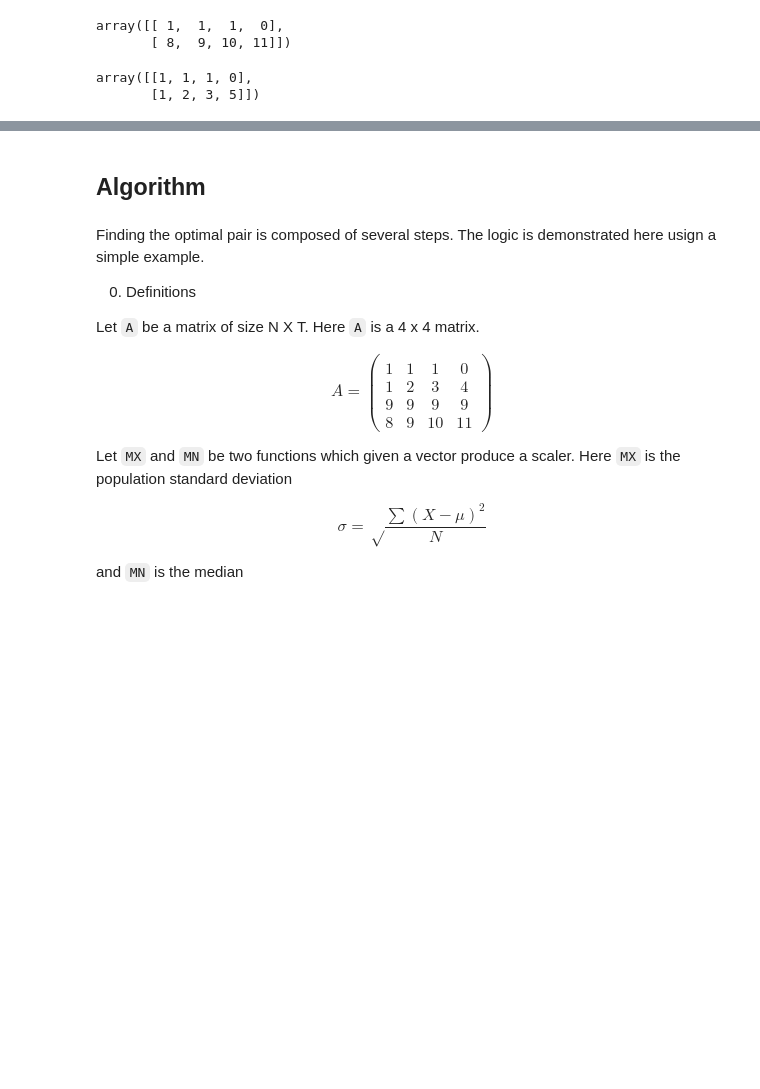
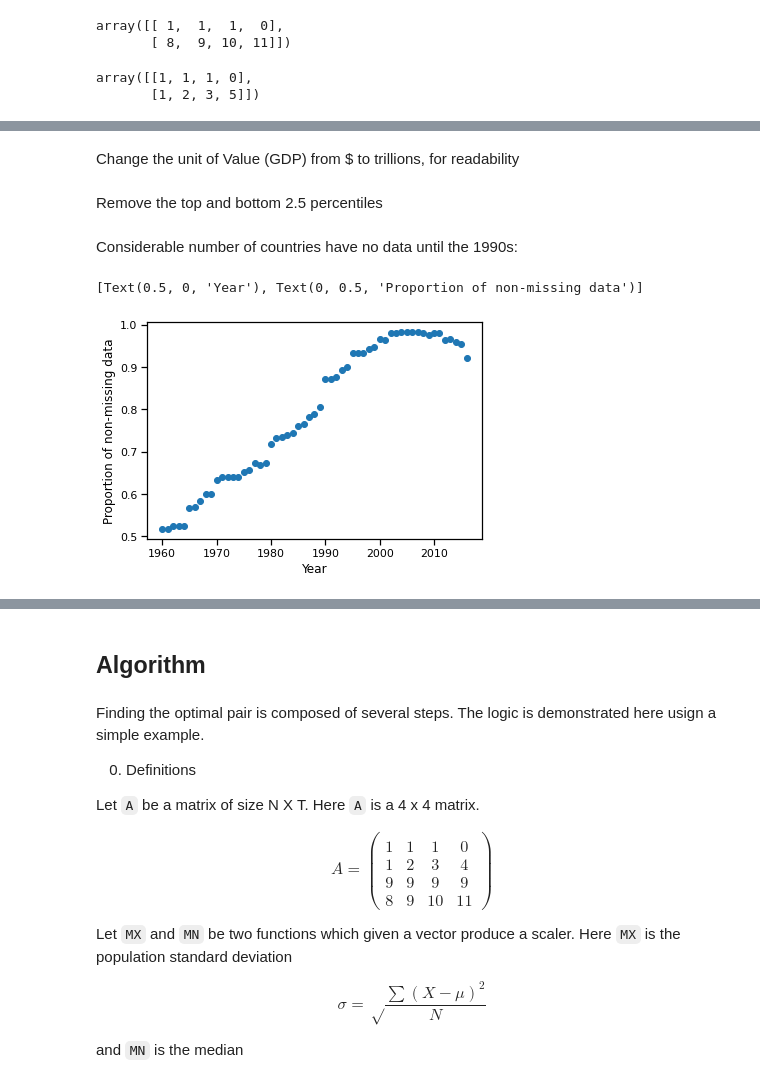
Before and after one commit to EitanHemed/agas, a Jupyter notebook: doc/tutorial.ipynb, the cells around one changed output, grey strips where cells are left out. Drawn from its saved outputs; the diff is of its cells as text; code cells hidden in the pictures; blank space fills up the shorter version.

Commit message:
Fixes / additions _from_numpy.py - an exception message was missing the "f" required for an f-string. tutorial.ipynb - Got most of the real-world example ready, although still messy.

```diff
--- a/doc/tutorial.ipynb
+++ b/doc/tutorial.ipynb
@@ -6,7 +6,15 @@
 import pandas as pd
 import numpy as np
 import matplotlib.pyplot as plt
+import seaborn as sns
 import agas
+
+sns.set_context('notebook')
+
+def normalize_data(s):
+    """Normalize an array of values between 0 and 1.
+    """
+    return (s - s.min()) / (s.max() - s.min())
 # %%
 A = np.vstack([
     [1, 1, 1, 0],
@@ -33,0 +58,4 @@ array([[1, 1, 1, 0],
+# %%
+url = 'https://datahub.io/core/gdp/r/gdp.csv'
+df = pd.read_csv(url)
+df.head()
@@ -33,0 +69,19 @@ array([[1, 1, 1, 0],
+# %% [markdown]
+Change the unit of Value (GDP) from $ to trillions, for readability
+# %%
+df['Value'] /= 1e12 # Convert from $ to Billion$
+# %% [markdown]
+Remove the top and bottom 2.5 percentiles
+# %%
+total_per_country = df.groupby('Country Name')['Value'].sum()
+non_outliers = total_per_country[total_per_country.between(*total_per_country.quantile([0.025, 0.975]))].index
+df = df.loc[df['Country Name'].isin(non_outliers)]
+# %% [markdown]
+Considerable number of countries have no data until the 1990s:
+# %%
+ax = plt.scatter(df['Year'].sort_values().unique(),
+            df.groupby('Year')['Country Name'].nunique() / df['Country Name'].nunique())
+plt.gca().set(xlabel='Year', ylabel='Proportion of non-missing data')
+# %% [output]
+[Text(0.5, 0, 'Year'), Text(0, 0.5, 'Proportion of non-missing data')]
+[figure, added]
```
Also changed, not shown: parts of 12 cells of this notebook, 1 other file.
